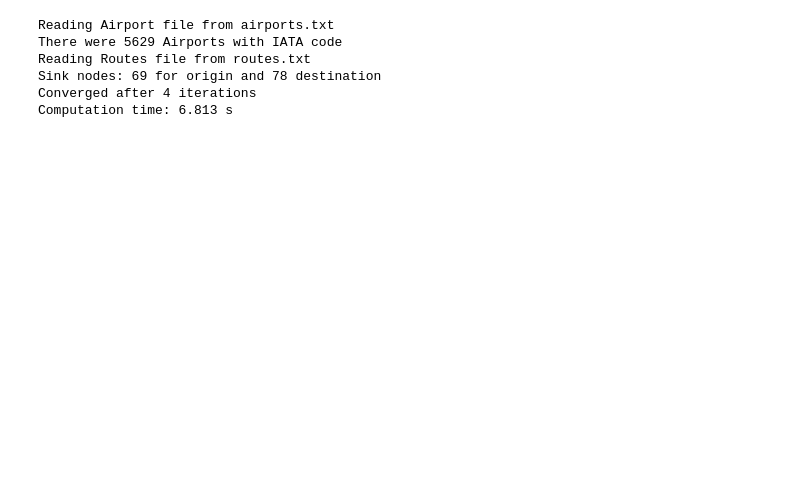
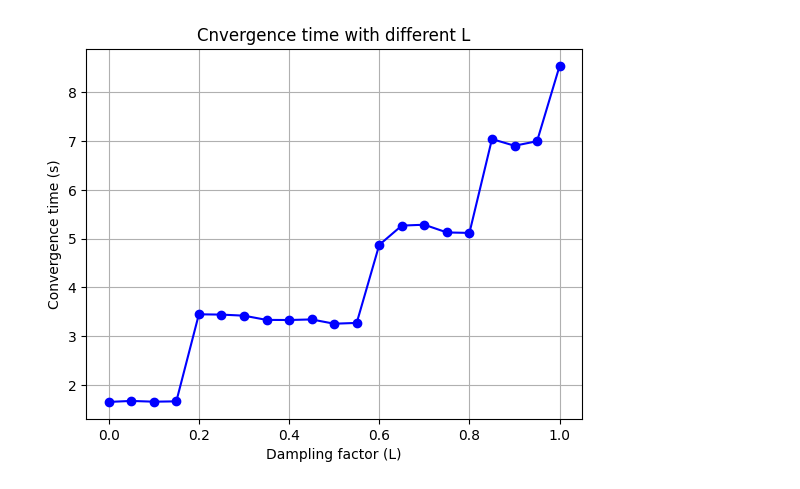
Before and after one commit to Victor-Garcia-p/IRRS_lab3, a Jupyter notebook: test.ipynb, the cells around one changed output. Drawn from its saved outputs; the diff is of its cells as text; code cells hidden in the pictures; blank space fills up the shorter version.

```diff
--- a/test.ipynb
+++ b/test.ipynb
@@ -85,7 +85,6 @@ def readRoutes(fd):
     print(f"Sink nodes: {len(missing_IATA_code['origin'])} for origin and {len(missing_IATA_code['destination'])} destination")
 
 def computePageRanks(airports_list, airport_hash, epsilon=1e-1, L=0.85, max_iter=100):
-    time1 = time.time()
     n = len(airports_list)
 
     # Initialize PageRank using uniform distributions
@@ -119,10 +118,6 @@ def computePageRanks(airports_list, airport_hash, epsilon=1e-1, L=0.85, max_iter
             print(f"Converged after {iteration + 1} iterations")
             break
         P = Q
-
-    # Pair final PageRank values with airport names and sort
-    time2 = time.time()
-    print(f"Computation time: {round(time2 - time1, 3)} s")
     return P
 
 def outputPageRanks(weights, airports_list, output_filename):
@@ -135,18 +130,34 @@ def outputPageRanks(weights, airports_list, output_filename):
 readAirports('airports.txt')
 readRoutes('routes.txt')
 
-# Update weights for each airport so that they are constant
-time1 = time.time()
-for airport in airportList:
-    airport.pageIndex = 1/len(airportList)
+times = {}
+L_list = np.arange(0, 1.05, 0.05)
 
-weights = computePageRanks(airportList, airportHash)
+for L in L_list:
+    # Update weights for each airport so that they are constant
+    time1 = time.time()
+    for airport in airportList:
+        airport.pageIndex = 1/len(airportList)
 
-outputPageRanks(weights, airportList, output_filename = "sorted_weights.txt")
+    weights = computePageRanks(airportList, airportHash, L=L)
+
+    time2 = time.time()
+    times[L] = time2 - time1
+    print(f"Computation time: {round(time2 - time1, 3)} s")
+    #outputPageRanks(weights, airportList, output_filename = "sorted_weights.txt")
-# %% [output]
-Reading Airport file from airports.txt
-There were 5629 Airports with IATA code
-Reading Routes file from routes.txt
-Sink nodes: 69 for origin and 78 destination
-Converged after 4 iterations
-Computation time: 6.813 s
+# %%
+import matplotlib.pyplot as plt
+
+# Convert the dictionary keys and values to lists
+time = list(times.keys())  # x-axis (time or sequential steps)
+values = list(times.values())  # y-axis (values at those times)
+
+# Plotting the time series
+plt.plot(time, values, marker='o', linestyle='-', color='b')  # Use 'o' for data points
+plt.xlabel('Dampling factor (L)')
+plt.ylabel('Convergence time (s)')
+plt.title('Cnvergence time with different L')
+plt.grid(True)  # Show grid
+plt.show()  # Display the plot
+# %% [output]
+[figure, added]
```
Also changed, not shown: 2 other files.
